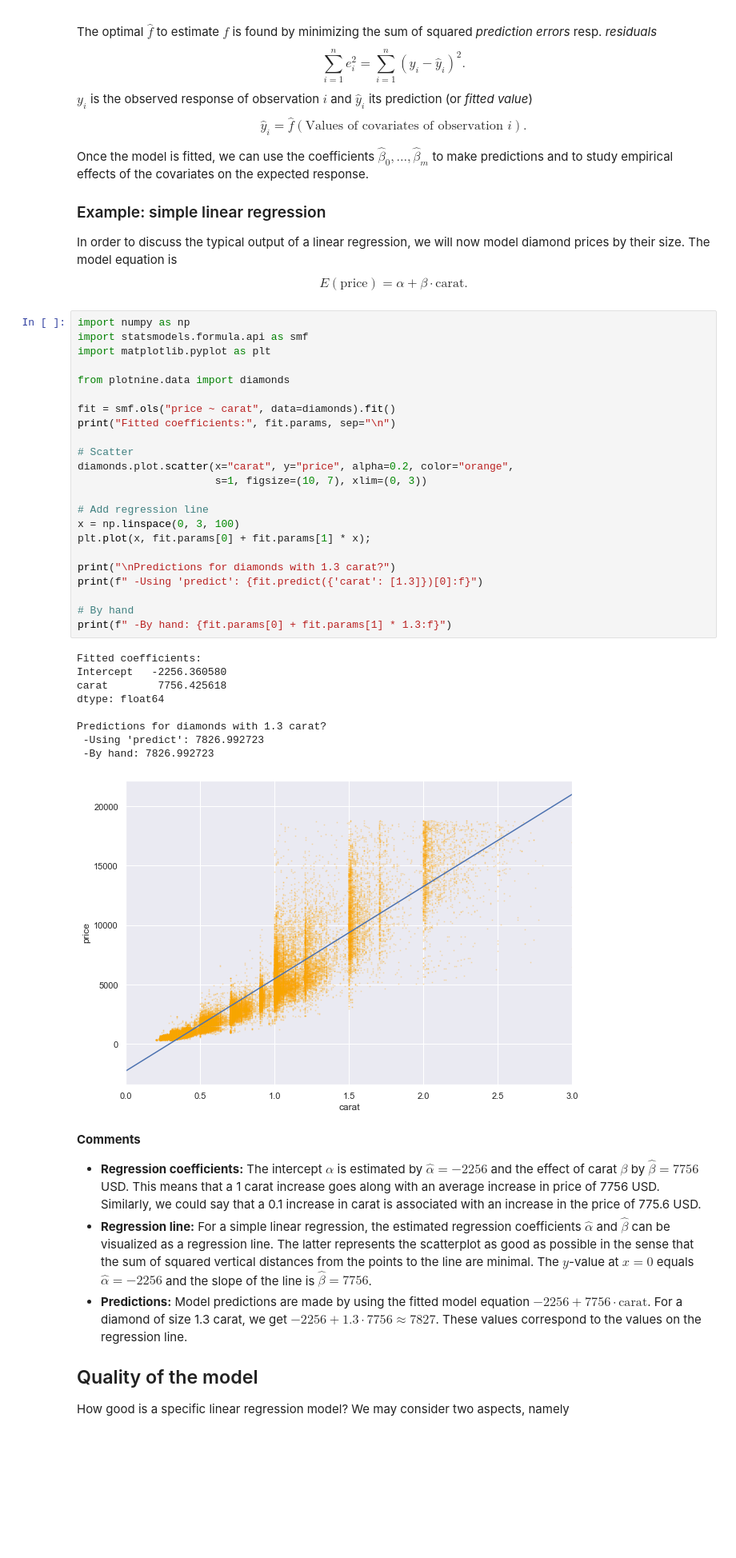
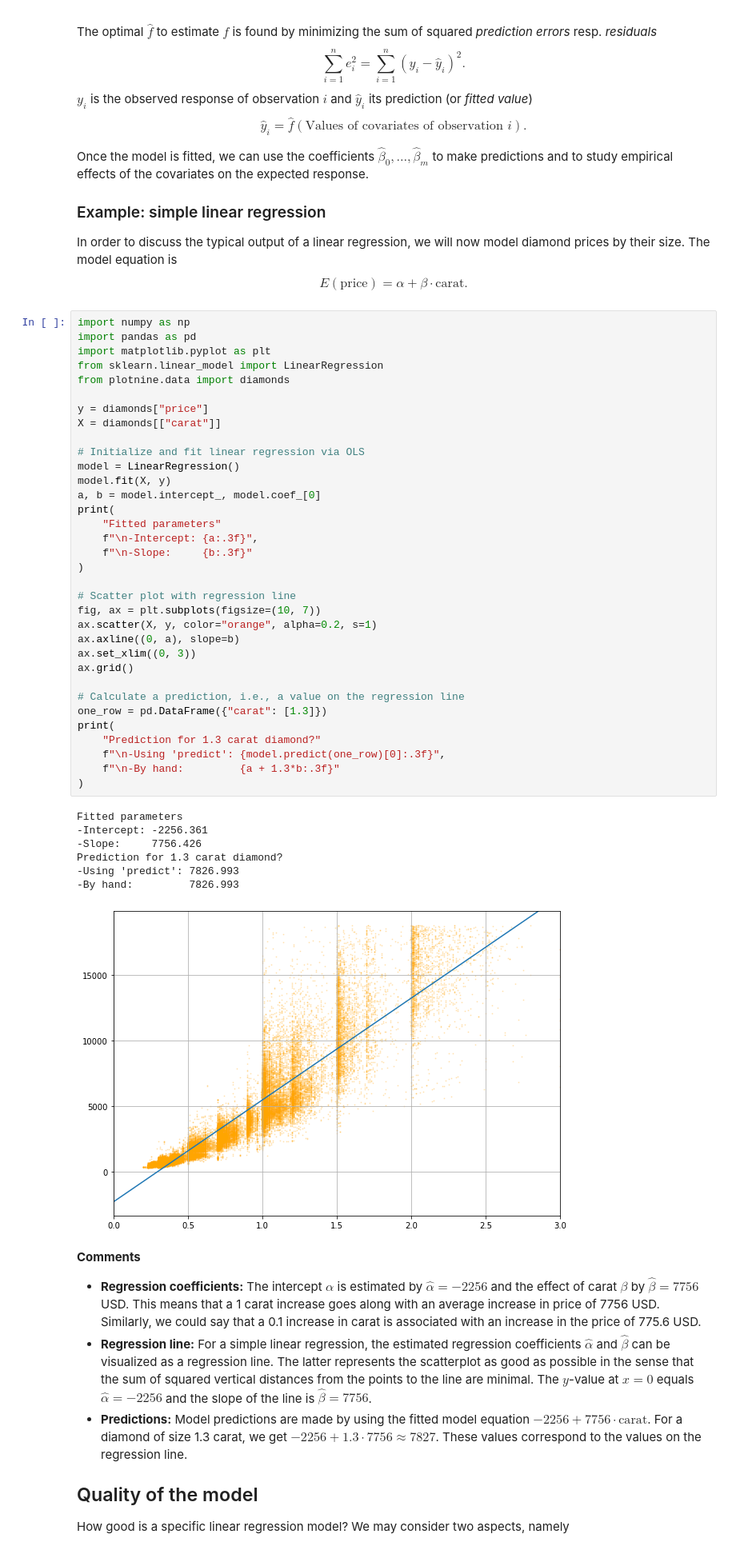
Before and after one commit to mayer79/ml_lecture, a Jupyter notebook: py/1_Basics_and_Linear_Models.ipynb, the cells around one changed output. Shown at 80% size. Drawn from its saved outputs; the diff is of its cells as text; blank space fills up the shorter version.

```diff
--- a/py/1_Basics_and_Linear_Models.ipynb
+++ b/py/1_Basics_and_Linear_Models.ipynb
@@ -191,39 +206,48 @@ In order to discuss the typical output of a linear regression, we will now model
 $$
   E(\text{price}) = \alpha + \beta \cdot \text{carat}.
 $$
-# %%
-import numpy as np
-import statsmodels.formula.api as smf
-import matplotlib.pyplot as plt
-
-from plotnine.data import diamonds
-
-fit = smf.ols("price ~ carat", data=diamonds).fit()
-print("Fitted coefficients:", fit.params, sep="\n")
-
-# Scatter
-diamonds.plot.scatter(x="carat", y="price", alpha=0.2, color="orange",
-                      s=1, figsize=(10, 7), xlim=(0, 3))
-
-# Add regression line
-x = np.linspace(0, 3, 100)
-plt.plot(x, fit.params[0] + fit.params[1] * x);
-
-print("\nPredictions for diamonds with 1.3 carat?")
-print(f" -Using 'predict': {fit.predict({'carat': [1.3]})[0]:f}")
-
-# By hand
-print(f" -By hand: {fit.params[0] + fit.params[1] * 1.3:f}")
-# %% [output]
-Fitted coefficients:
-Intercept   -2256.360580
-carat        7756.425618
-dtype: float64
-
-Predictions for diamonds with 1.3 carat?
- -Using 'predict': 7826.992723
- -By hand: 7826.992723
-[figure, removed]
+# %%
+import numpy as np
+import pandas as pd
+import matplotlib.pyplot as plt
+from sklearn.linear_model import LinearRegression
+from plotnine.data import diamonds
+
+y = diamonds["price"]
+X = diamonds[["carat"]]
+
+# Initialize and fit linear regression via OLS
+model = LinearRegression()
+model.fit(X, y)
+a, b = model.intercept_, model.coef_[0]
+print(
+    "Fitted parameters"
+    f"\n-Intercept: {a:.3f}",
+    f"\n-Slope:     {b:.3f}"
+)
+
+# Scatter plot with regression line
+fig, ax = plt.subplots(figsize=(10, 7))
+ax.scatter(X, y, color="orange", alpha=0.2, s=1)
+ax.axline((0, a), slope=b)
+ax.set_xlim((0, 3))
+ax.grid()
+
+# Calculate a prediction, i.e., a value on the regression line
+one_row = pd.DataFrame({"carat": [1.3]})
+print(
+    "Prediction for 1.3 carat diamond?"
+    f"\n-Using 'predict': {model.predict(one_row)[0]:.3f}",
+    f"\n-By hand:         {a + 1.3*b:.3f}"
+)
+# %% [output]
+Fitted parameters
+-Intercept: -2256.361
+-Slope:     7756.426
+Prediction for 1.3 carat diamond?
+-Using 'predict': 7826.993
+-By hand:         7826.993
+[figure, added]
 # %% [markdown]
 **Comments**
 
```
Also changed, not shown: parts of 14 cells of this notebook.
